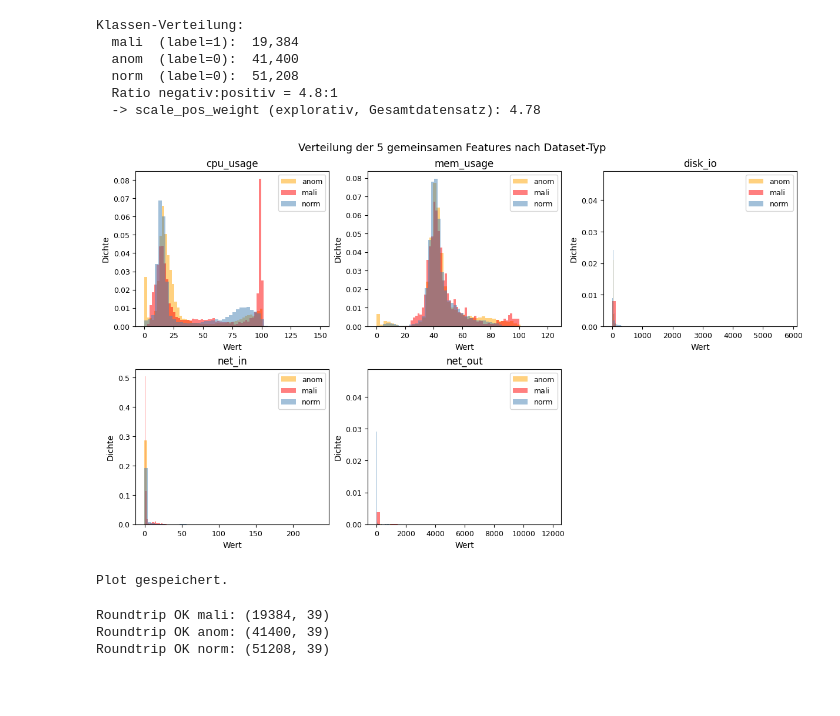
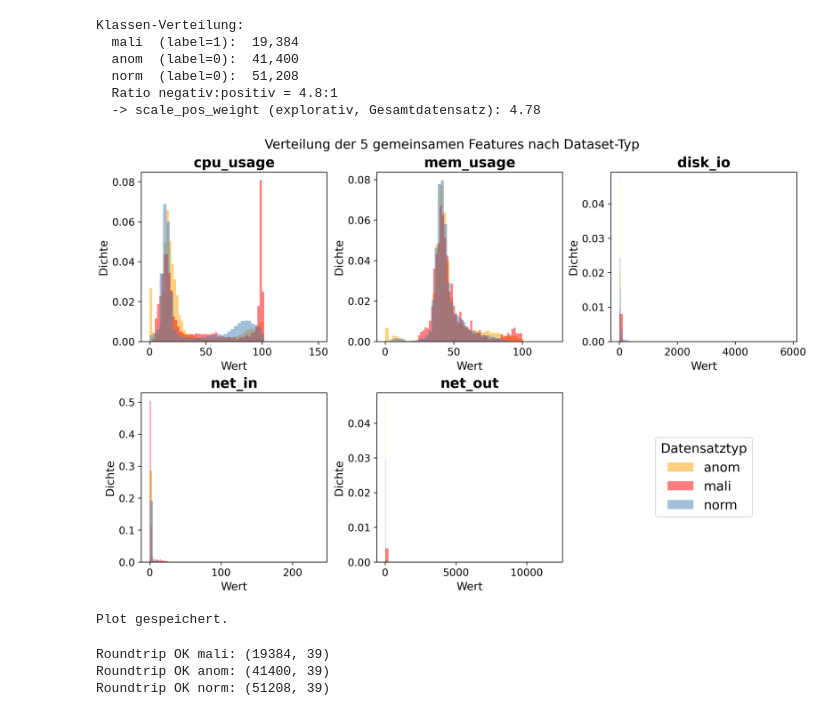
Before and after one commit to Nirosh04/bachelorarbeit-cloudanobench, a Jupyter notebook: notebooks/01_data_exploration.ipynb, the cells around one changed output. Cells and saved outputs as stored; diff of their text form; code cells hidden in the pictures; blank space fills up the shorter version.

```diff
--- a/notebooks/01_data_exploration.ipynb
+++ b/notebooks/01_data_exploration.ipynb
@@ -334,40 +334,52 @@ norm_clean.to_parquet(os.path.join(processed_path, "norm_clean.parquet"), index=
 print("Gespeichert in data/processed/:", os.listdir(processed_path))
 # %%
 import matplotlib.pyplot as plt
+from matplotlib.gridspec import GridSpec
 
 # Nur die 5 universellen Features — einzige die in allen 3 Datasets vorhanden sind
 # Verteilungsunterschiede motivieren den Bedarf an Log-Kontext (vgl. Phase 3)
 common = ['cpu_usage', 'mem_usage', 'disk_io', 'net_in', 'net_out']
 combined = pd.concat([
     mali_clean.assign(typ='mali'),
     anom_clean.assign(typ='anom'),
     norm_clean.assign(typ='norm')
 ])
-
-fig, axes = plt.subplots(2, 3, figsize=(12, 7), constrained_layout=True)
-ax_flat = axes.flat
 colors = {'mali': 'red', 'anom': 'orange', 'norm': 'steelblue'}
 
-for ax, col in zip(ax_flat, common):
+# Kompaktes GridSpec-Layout (2x6): obere drei Panels je zwei Spalten,
+# untere zwei Panels linksbuendig; eine gemeinsame Legende unten rechts.
+fig = plt.figure(figsize=(11.5, 7.4), constrained_layout=True)
+gs = GridSpec(2, 6, figure=fig)
+axpos = [gs[0, 0:2], gs[0, 2:4], gs[0, 4:6], gs[1, 0:2], gs[1, 2:4]]
+axes = [fig.add_subplot(p) for p in axpos]
+
+handles_labels = None
+for ax, col in zip(axes, common):
     for typ, grp in combined.groupby('typ'):
         ax.hist(grp[col].dropna(), bins=50, alpha=0.5,
                 label=typ, density=True, color=colors[typ])
-    ax.set_title(col, fontsize=12)
-    ax.set_xlabel("Wert", fontsize=10)
-    ax.set_ylabel("Dichte", fontsize=10)
-    ax.tick_params(labelsize=9)
-    ax.legend(fontsize=9)
+    ax.set_title(col, fontsize=16, fontweight='bold')
+    ax.set_xlabel("Wert", fontsize=13)
+    ax.set_ylabel("Dichte", fontsize=13)
+    ax.tick_params(labelsize=12)
+    if handles_labels is None:
+        handles_labels = ax.get_legend_handles_labels()
 
-ax_flat[5].set_visible(False)
+# Gemeinsame Legende (anom, mali, norm) im freien Bereich unten rechts
+handles, labels = handles_labels
+leg_ax = fig.add_subplot(gs[1, 4:6])
+leg_ax.axis('off')
+leg_ax.legend(handles, labels, loc='center', fontsize=15, frameon=True,
+              title='Datensatztyp', title_fontsize=15)
 
-plt.suptitle("Verteilung der 5 gemeinsamen Features nach Dataset-Typ", fontsize=13)
+plt.suptitle("Verteilung der 5 gemeinsamen Features nach Dataset-Typ", fontsize=15)
 
 os.makedirs("../docs", exist_ok=True)
-plt.savefig("../docs/feature_distributions.png", dpi=200, bbox_inches='tight')
+plt.savefig("../docs/feature_distributions.png", dpi=300, bbox_inches='tight', pad_inches=0.03)
 plt.show()
 print("Plot gespeichert.")
 # %% [output]
-[figure, old version]
+[figure, new version]
 Plot gespeichert.
 # %%
 # Roundtrip-Verifikation: stellt sicher dass Parquet Datentypen verlustfrei erhält
```
Also changed, not shown: 18 other files.
